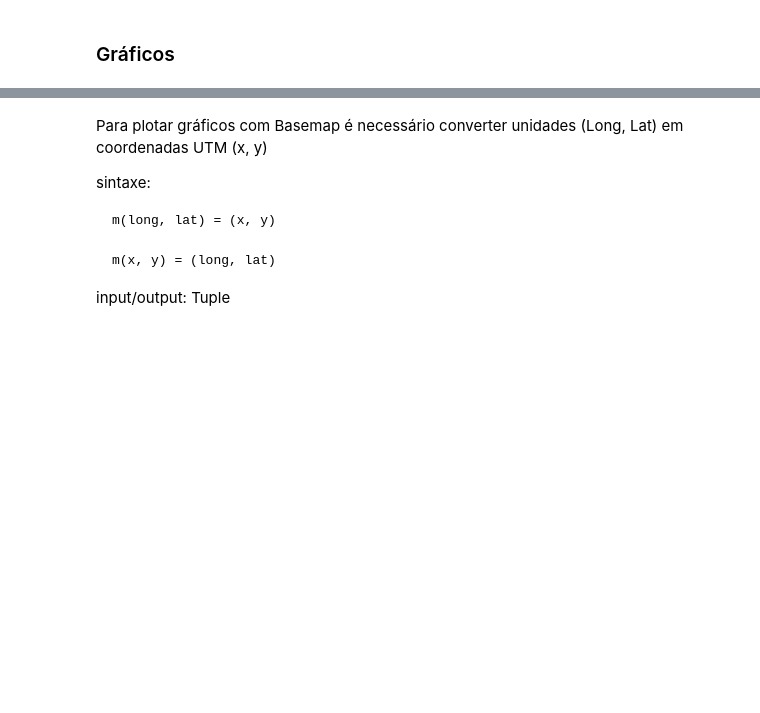
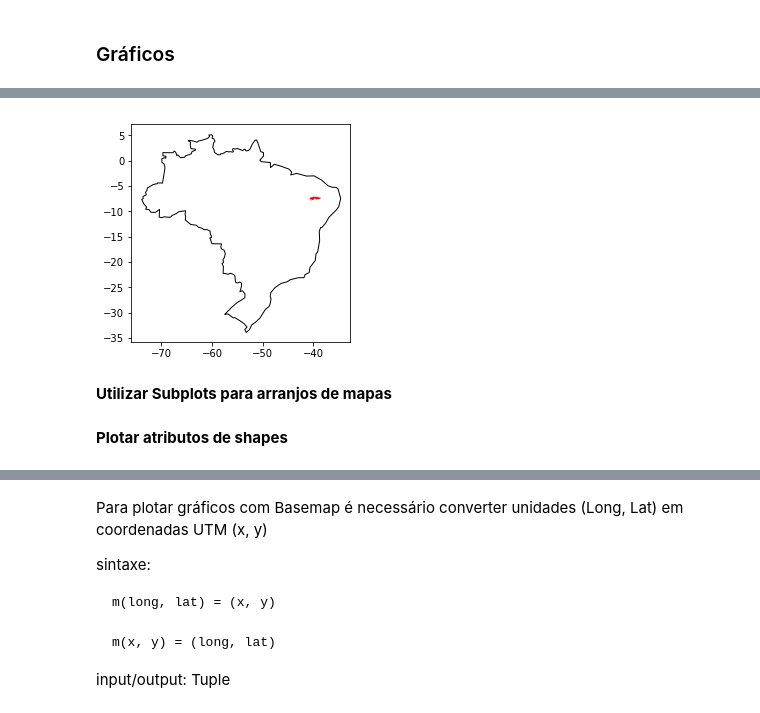
Before and after one commit to gcmatos/python-para-geociencias, a Jupyter notebook: notebooks/2.1 Importação e visualização de dados.ipynb, the cells around one changed output, grey strips where cells are left out. Cells and saved outputs as stored; diff of their text form; code cells hidden in the pictures; blank space fills up the shorter version.

```diff
--- a/notebooks/2.1 Importação e visualização de dados.ipynb
+++ b/notebooks/2.1 Importação e visualização de dados.ipynb
@@ -195,0 +234,3 @@ img
+# %%
+# Importar dados do repositório datasets do GeoPandas
+world = gpd.read_file(gpd.datasets.get_path('naturalearth_lowres'))
@@ -573,0 +563,10 @@ plt.show()
+# %%
+# Criar primeira camada
+ax = brazil.plot(color='white', edgecolor='black')
+# Sobrepor a segunda camada utilizando o Axes criado
+araripe.plot(ax=ax, color='red')
+plt.show()
+# %% [output]
+[figure, added]
+# %% [markdown]
+__Utilizar Subplots para arranjos de mapas__
@@ -573,0 +589,2 @@ plt.show()
+# %% [markdown]
+__Plotar atributos de shapes__
```
Also changed, not shown: parts of 84 cells of this notebook, 1 other file.
